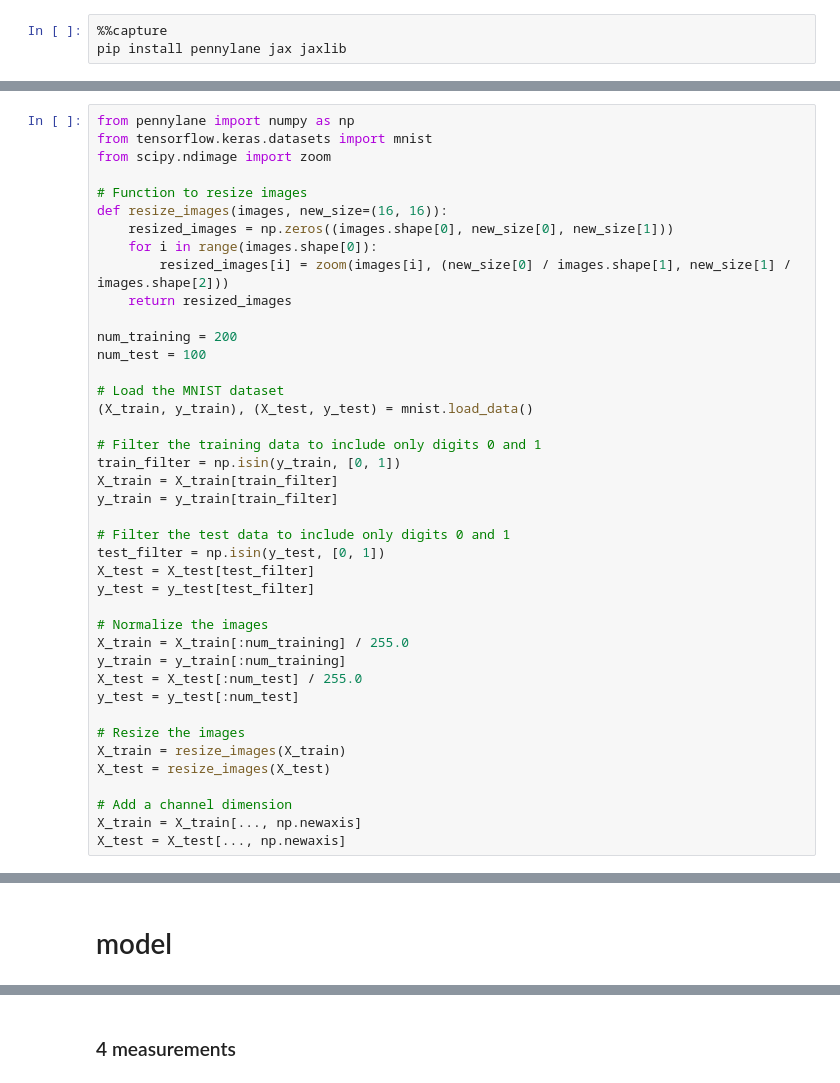
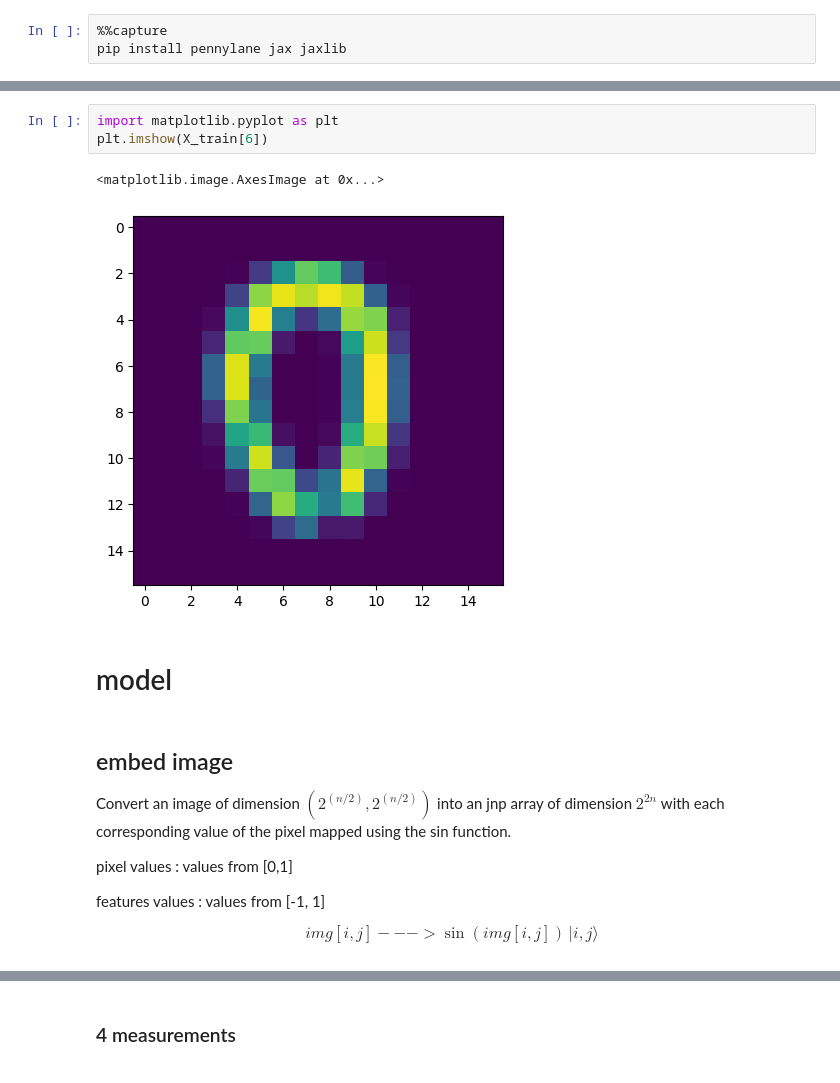
Before and after one commit to LazaroR-u/EQNN_for_HEP, a Jupyter notebook: EQNN_p4m_mnist_no-train.ipynb, the cells around one changed output, grey strips where cells are left out. Cells and saved outputs as stored; diff of their text form.

Commit message:
first training p4m model mnist jax

```diff
--- a/EQNN_p4m_mnist_no-train.ipynb
+++ b/EQNN_p4m_mnist_no-train.ipynb
@@ -211,41 +19,0 @@ y_test = y_test[:num_test]
-# %%
-from pennylane import numpy as np
-from tensorflow.keras.datasets import mnist
-from scipy.ndimage import zoom
-
-# Function to resize images
-def resize_images(images, new_size=(16, 16)):
-    resized_images = np.zeros((images.shape[0], new_size[0], new_size[1]))
-    for i in range(images.shape[0]):
-        resized_images[i] = zoom(images[i], (new_size[0] / images.shape[1], new_size[1] / images.shape[2]))
-    return resized_images
-
-num_training = 200
-num_test = 100
-
-# Load the MNIST dataset
-(X_train, y_train), (X_test, y_test) = mnist.load_data()
-
-# Filter the training data to include only digits 0 and 1
-train_filter = np.isin(y_train, [0, 1])
-X_train = X_train[train_filter]
-y_train = y_train[train_filter]
-
-# Filter the test data to include only digits 0 and 1
-test_filter = np.isin(y_test, [0, 1])
-X_test = X_test[test_filter]
-y_test = y_test[test_filter]
-
-# Normalize the images
-X_train = X_train[:num_training] / 255.0
-y_train = y_train[:num_training]
-X_test = X_test[:num_test] / 255.0
-y_test = y_test[:num_test]
-
-# Resize the images
-X_train = resize_images(X_train)
-X_test = resize_images(X_test)
-
-# Add a channel dimension
-X_train = X_train[..., np.newaxis]
-X_test = X_test[..., np.newaxis]
@@ -252,3 +128,20 @@ X_test = X_test[..., np.newaxis]
+# %%
+import matplotlib.pyplot as plt
+plt.imshow(X_train[6])
+# %% [output]
+<matplotlib.image.AxesImage at 0x...>
+[figure, added]
 # %% [markdown]
 # model
+# %% [markdown]
+## embed image
+Convert an image of dimension $(2^{(n/2)}, 2^{(n/2)})$ into an jnp array of dimension $2^{2n}$ with each corresponding value of the pixel mapped using the sin function.
+
+pixel values : values from [0,1]
+
+features values : values from [-1, 1]
+
+
+
+$$img[i,j] ---> \sin(img[i,j]) \, |i,j⟩$$
 # %%
```
Also changed, not shown: parts of 33 cells of this notebook.
